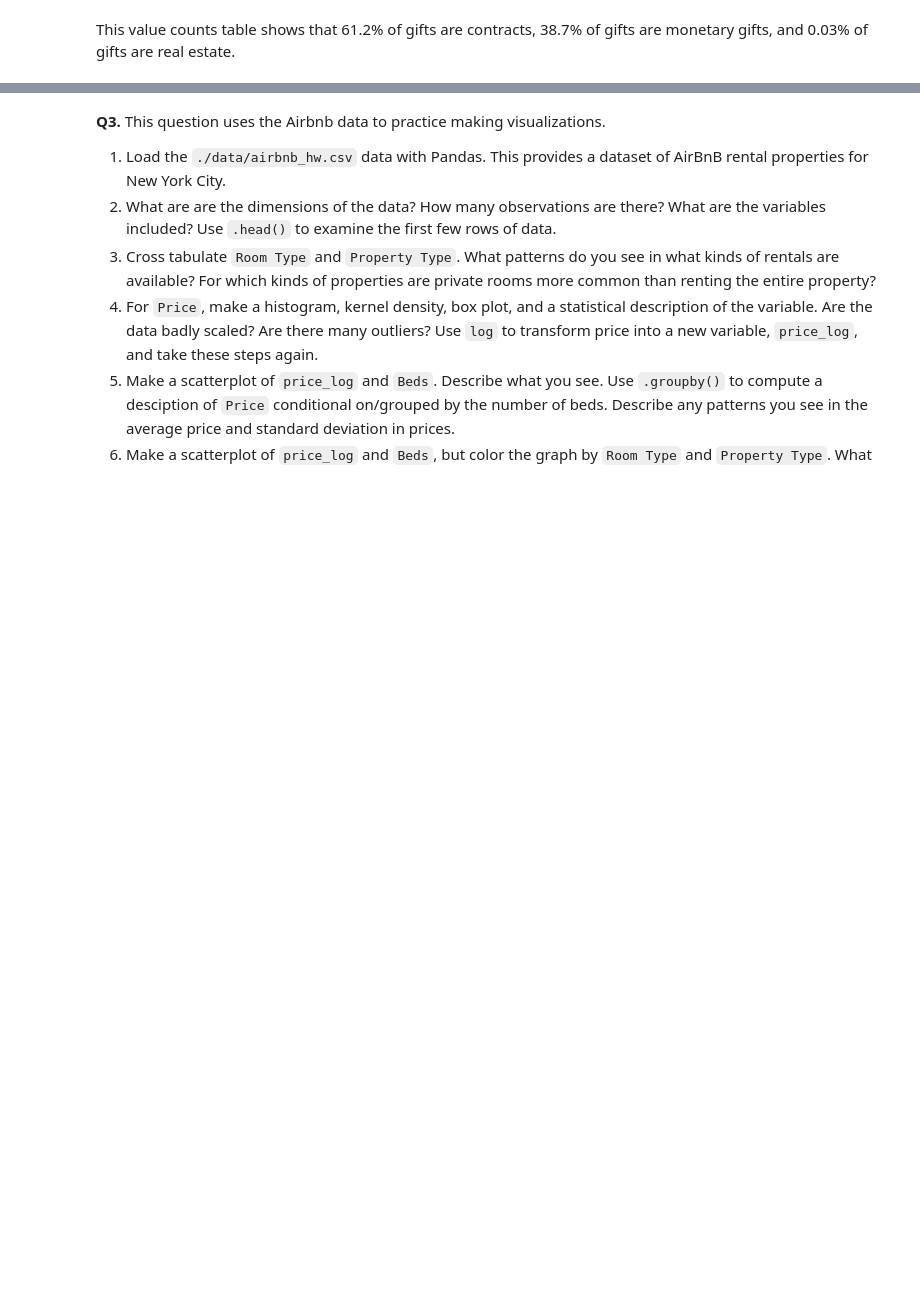
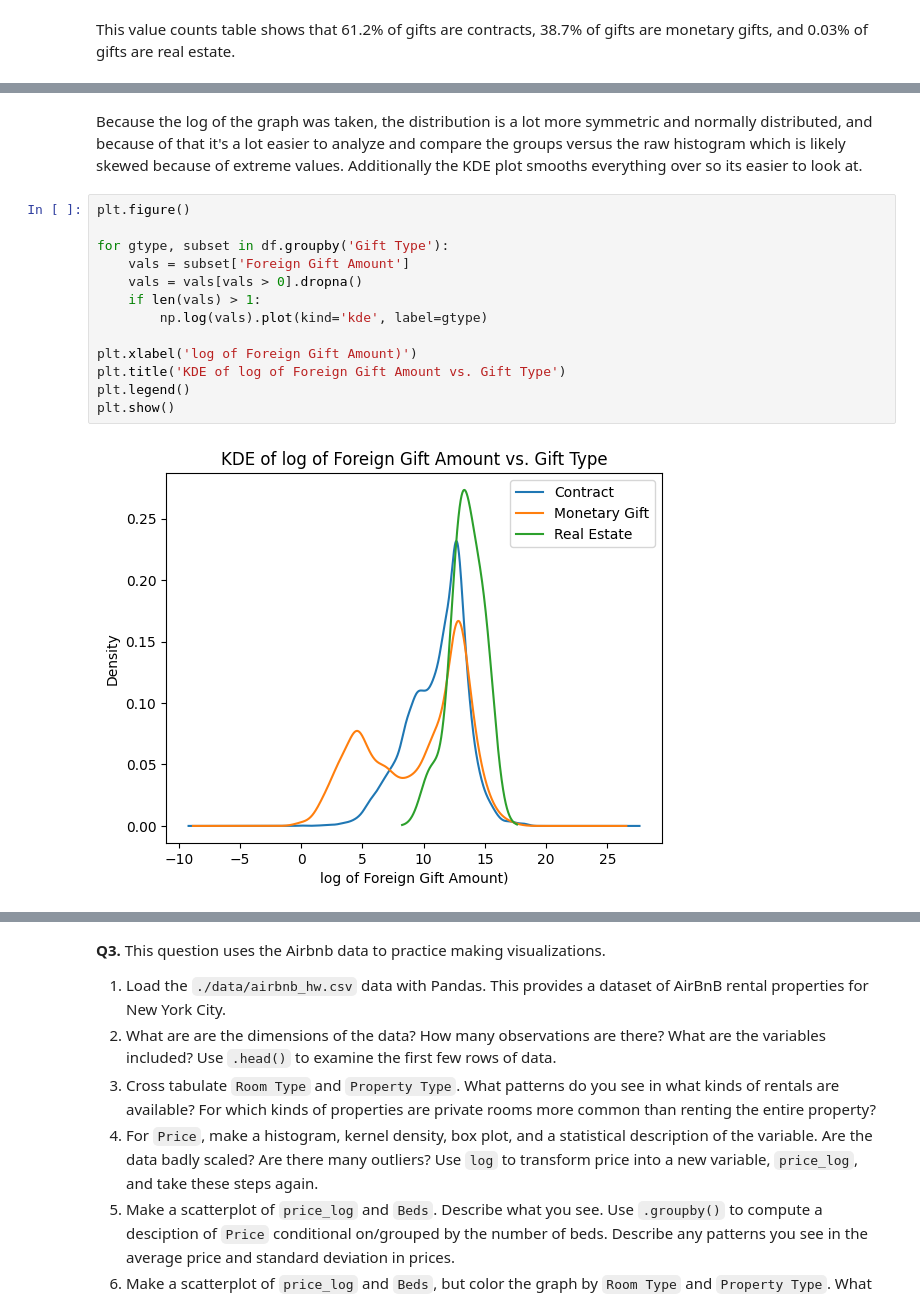
Before and after one commit to ananya-balach/unit3EDA, a Jupyter notebook: assignment/assignment.ipynb, the cells around one changed output, grey strips where cells are left out. Saved outputs shown, nothing was run; the diff lists cells and outputs as text; blank space fills up the shorter version.

```diff
--- a/assignment/assignment.ipynb
+++ b/assignment/assignment.ipynb
@@ -89,0 +101,17 @@ This value counts table shows that 61.2% of gifts are contracts, 38.7% of gifts
+# %% [markdown]
+Because the log of the graph was taken, the distribution is a lot more symmetric and normally distributed, and because of that it's a lot easier to analyze and compare the groups versus the raw histogram which is likely skewed because of extreme values. Additionally the KDE plot smooths everything over so its easier to look at.
+# %%
+plt.figure()
+
+for gtype, subset in df.groupby('Gift Type'):
+    vals = subset['Foreign Gift Amount']
+    vals = vals[vals > 0].dropna()
+    if len(vals) > 1:
+        np.log(vals).plot(kind='kde', label=gtype)
+
+plt.xlabel('log of Foreign Gift Amount)')
+plt.title('KDE of log of Foreign Gift Amount vs. Gift Type')
+plt.legend()
+plt.show()
+# %% [output]
+[figure, added]
```
Also changed, not shown: parts of 11 cells of this notebook.
